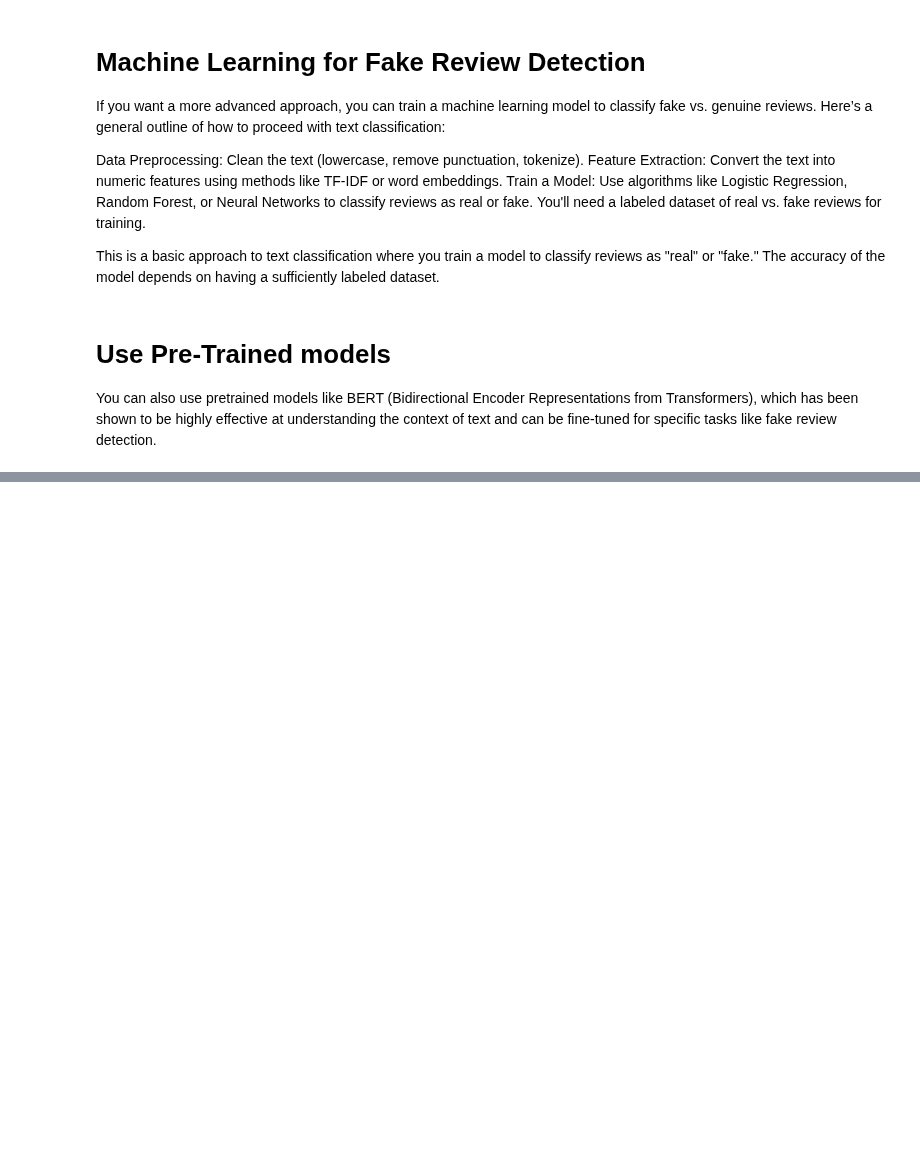
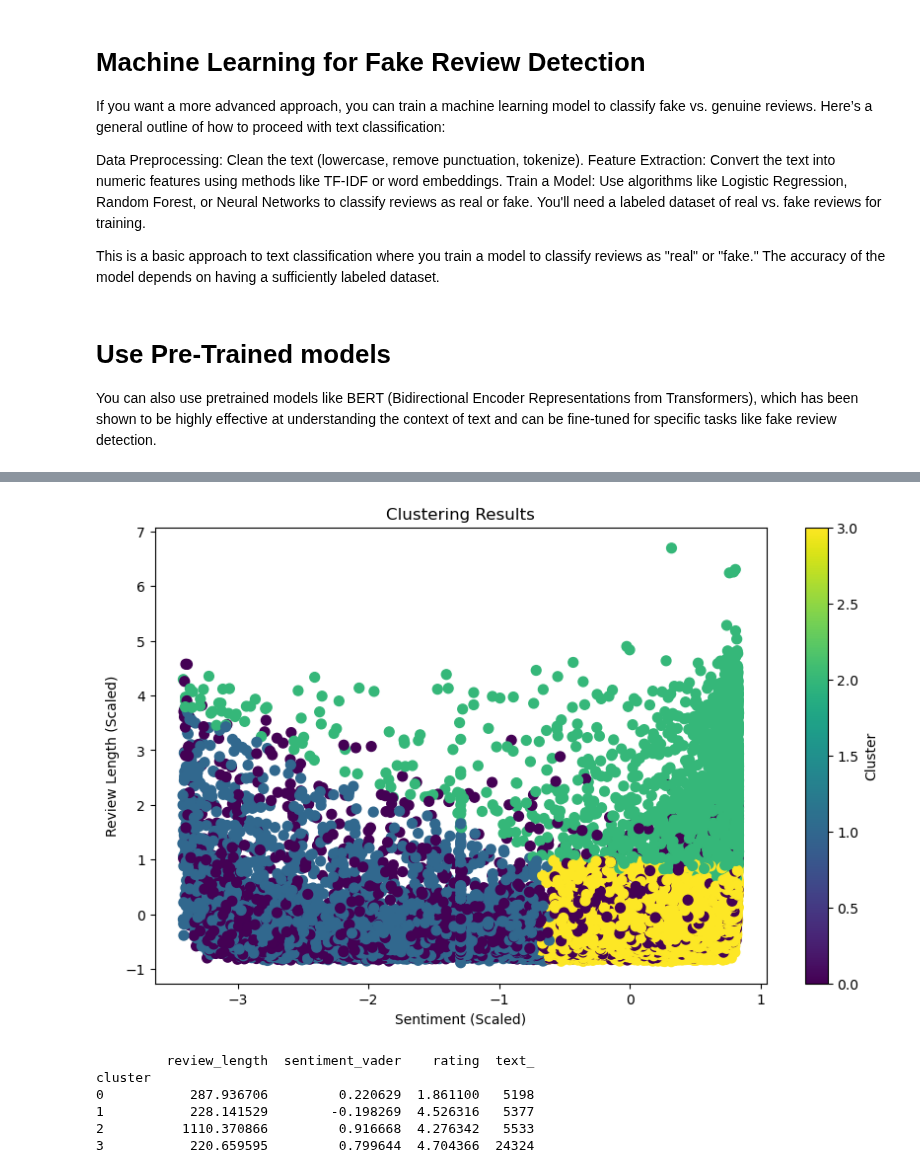
Before and after one commit to malfriduranna/02807_final_project, a Jupyter notebook: notebooks/birkir.ipynb, the cells around one changed output, grey strips where cells are left out. Saved outputs shown, nothing was run; the diff lists cells and outputs as text; code cells hidden in the pictures; blank space fills up the shorter version.

```diff
--- a/notebooks/birkir.ipynb
+++ b/notebooks/birkir.ipynb
@@ -303,0 +335,27 @@ Train a machine learning model – Build a classifier to identify fake reviews u
+# %%
+# Visualize clusters in 2D (using the first two features)
+plt.figure(figsize=(10, 6))
+plt.scatter(features_scaled[:, 0], features_scaled[:, 1], c=df['cluster'], cmap='viridis', s=50)
+plt.title('Clustering Results')
+plt.xlabel('Sentiment (Scaled)')
+plt.ylabel('Review Length (Scaled)')
+plt.colorbar(label='Cluster')
+plt.show()
+# %% [output]
+[figure, added]
+# %%
+# Analyze clusters
+cluster_summary = df.groupby('cluster').agg({
+    'review_length': 'mean',
+    'sentiment_vader': 'mean',
+    'rating': 'mean',
+    'text_': 'count'  # Count of reviews per cluster
+})
+print(cluster_summary)
+# %% [output]
+         review_length  sentiment_vader    rating  text_
+cluster
+0           287.936706         0.220629  1.861100   5198
+1           228.141529        -0.198269  4.526316   5377
+2          1110.370866         0.916668  4.276342   5533
+3           220.659595         0.799644  4.704366  24324
```
Also changed, not shown: parts of 12 cells of this notebook.
